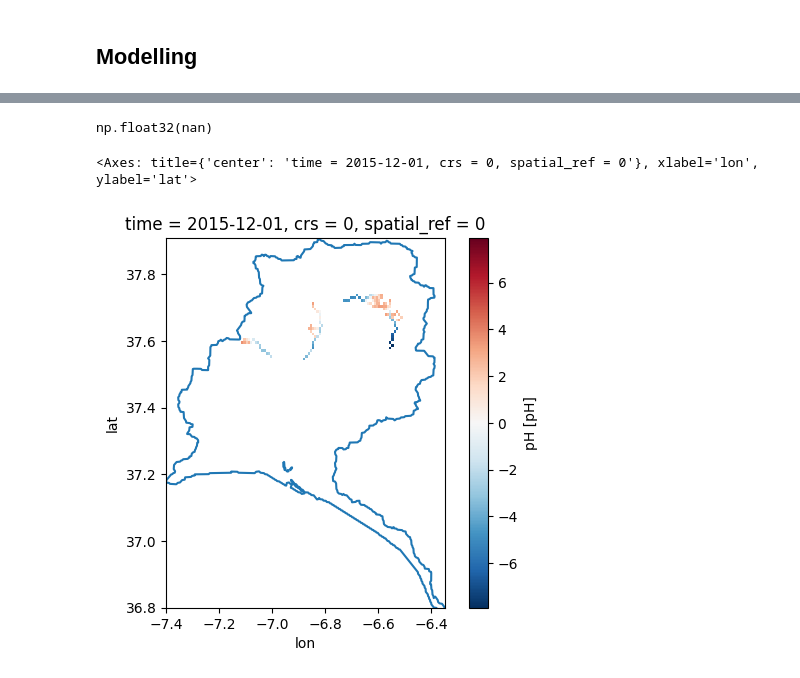
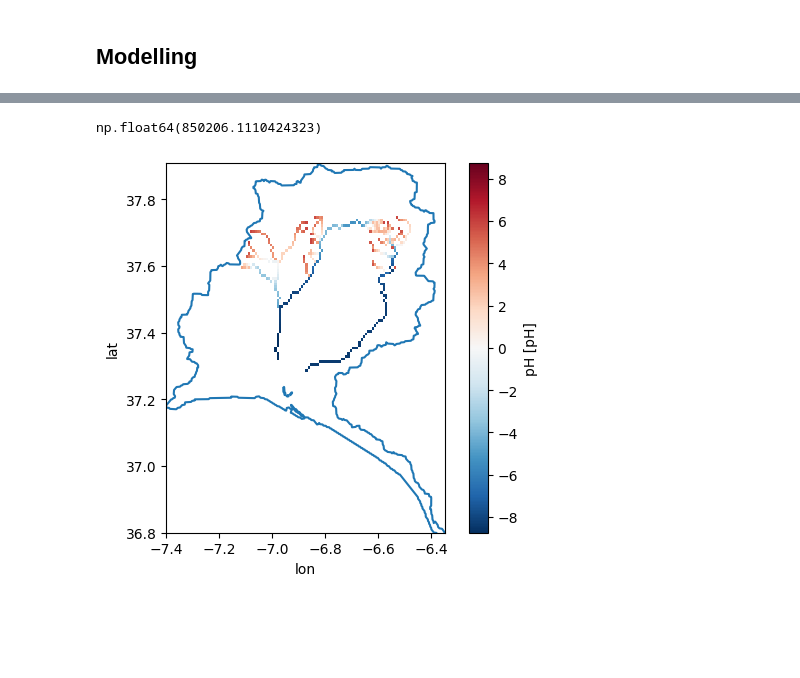
Before and after one commit to lgroenhart/AMDFLOW, a Jupyter notebook: case_study_I.ipynb, the cells around one changed output, grey strips where cells are left out. Cells and saved outputs as stored; diff of their text form; code cells hidden in the pictures; blank space fills up the shorter version.

```diff
--- a/case_study_I.ipynb
+++ b/case_study_I.ipynb
@@ -228,11 +213,12 @@ Data variables:
 # %%
-model.dataset["pH"][11].values.max()
+model.dataset["ferric_iron"][11].values.max()
 # %% [output]
-np.float32(nan)
+np.float64(850206.1110424323)
 # %%
 fig, ax = plt.subplots()
-model.dataset["pH"][11].plot(ax = ax)
+ph_plot = model.dataset["pH"].where(model.dataset["pH"] < 6)
+ph_plot[11].plot(ax = ax)
 aoi.boundary.plot(ax = ax)
+plt.title("");
 # %% [output]
-<Axes: title={'center': 'time = 2015-12-01, crs = 0, spatial_ref = 0'}, xlabel='lon', ylabel='lat'>
-[figure, old version]
+[figure, new version]
```
Also changed, not shown: parts of 4 cells of this notebook, 2 other files.
